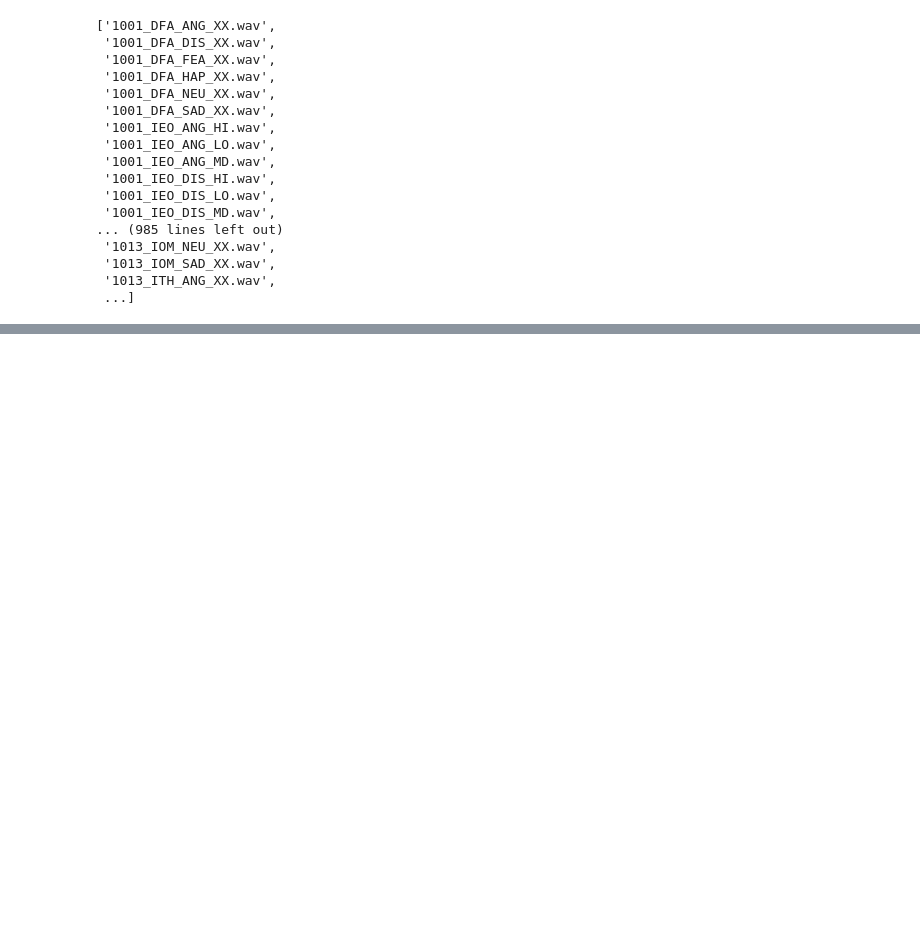
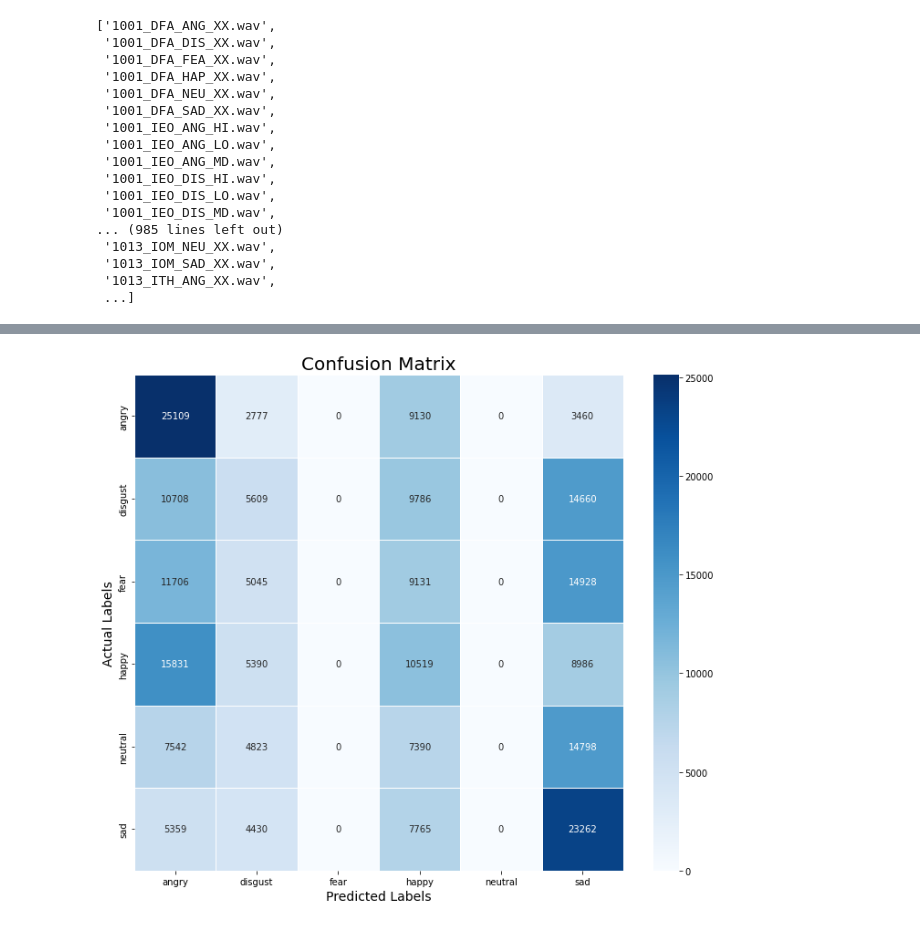
Before and after one commit to mabdulker/Emotional-Speech-Recognition, a Jupyter notebook: 2dcnn-crema-d.ipynb, the cells around one changed output, grey strips where cells are left out. Saved outputs shown, nothing was run; the diff lists cells and outputs as text; code cells hidden in the pictures; blank space fills up the shorter version.

```diff
--- a/2dcnn-crema-d.ipynb
+++ b/2dcnn-crema-d.ipynb
@@ -59,0 +194,23 @@ Name: labels, dtype: int64
+# %%
+model=Sequential()
+model.add(Conv1D(256, kernel_size=5, strides=1, padding='same', activation='relu', input_shape=(x_train.shape[1], 1)))
+model.add(MaxPooling1D(pool_size=5, strides = 2, padding = 'same'))
+
+model.add(Conv1D(256, kernel_size=5, strides=1, padding='same', activation='relu'))
+model.add(MaxPooling1D(pool_size=5, strides = 2, padding = 'same'))
+
+model.add(Conv1D(128, kernel_size=5, strides=1, padding='same', activation='relu'))
+model.add(MaxPooling1D(pool_size=5, strides = 2, padding = 'same'))
+model.add(Dropout(0.2))
+
+model.add(Conv1D(64, kernel_size=5, strides=1, padding='same', activation='relu'))
+model.add(MaxPooling1D(pool_size=5, strides = 2, padding = 'same'))
+
+model.add(Flatten())
+model.add(Dense(units=32, activation='relu'))
+model.add(Dropout(0.3))
+
+model.add(Dense(units=6, activation='softmax'))
+model.compile(optimizer = 'adam' , loss = 'categorical_crossentropy' , metrics = ['accuracy'])
+
+model.summary()
@@ -59,0 +287,6 @@ Name: labels, dtype: int64
+# %%
+# predicting on test data.
+pred_test = model.predict(x_test)
+y_pred = encoder.inverse_transform(pred_test)
+
+y_test = encoder.inverse_transform(y_test)
@@ -59,0 +311,11 @@ Name: labels, dtype: int64
+# %%
+cm = confusion_matrix(y_test, y_pred)
+plt.figure(figsize = (12, 10))
+cm = pd.DataFrame(cm , index = [i for i in encoder.categories_] , columns = [i for i in encoder.categories_])
+sns.heatmap(cm, linecolor='white', cmap='Blues', linewidth=1, annot=True, fmt='')
+plt.title('Confusion Matrix', size=20)
+plt.xlabel('Predicted Labels', size=14)
+plt.ylabel('Actual Labels', size=14)
+plt.show()
+# %% [output]
+[figure, added]
```
Also changed, not shown: parts of 29 cells of this notebook.
